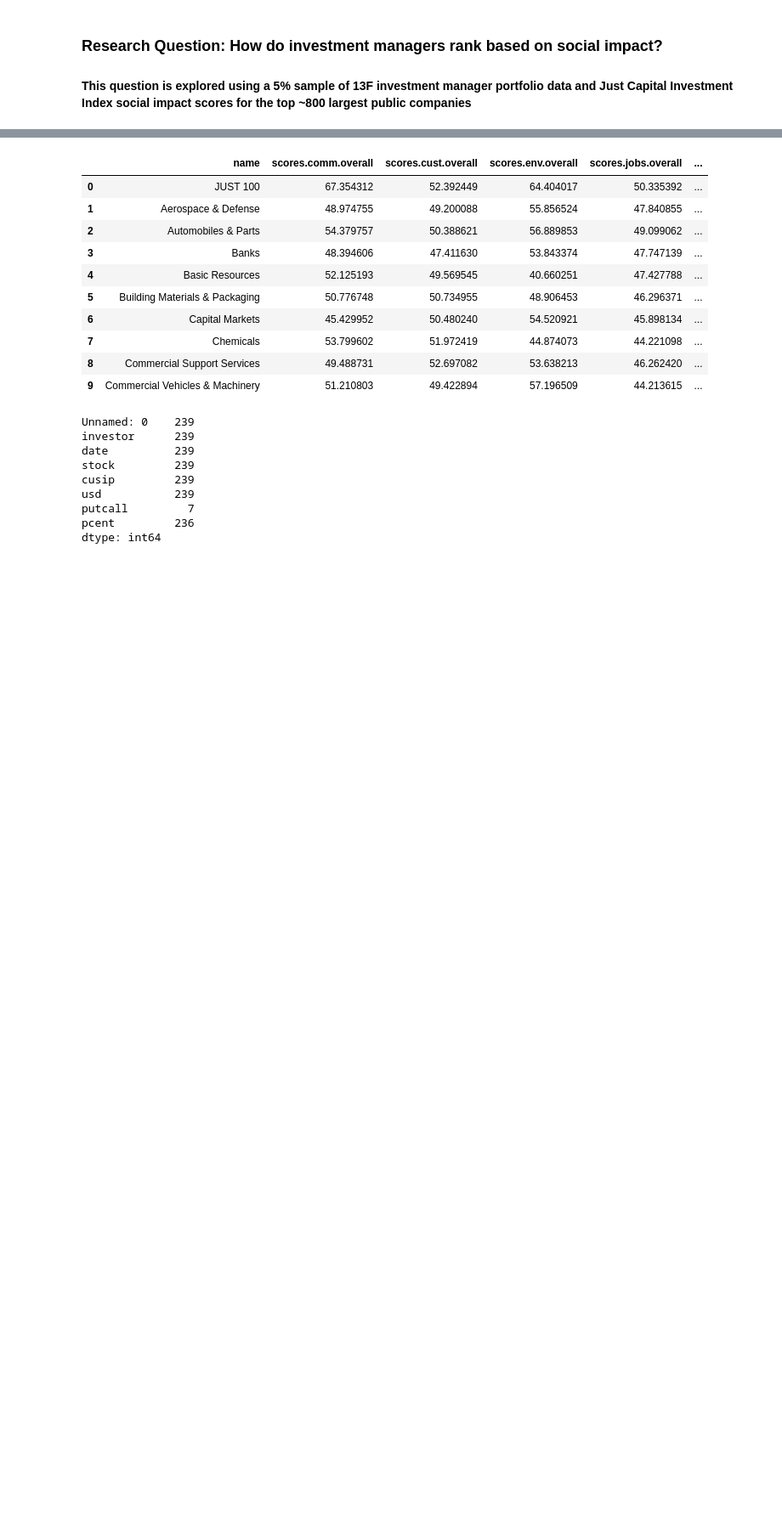
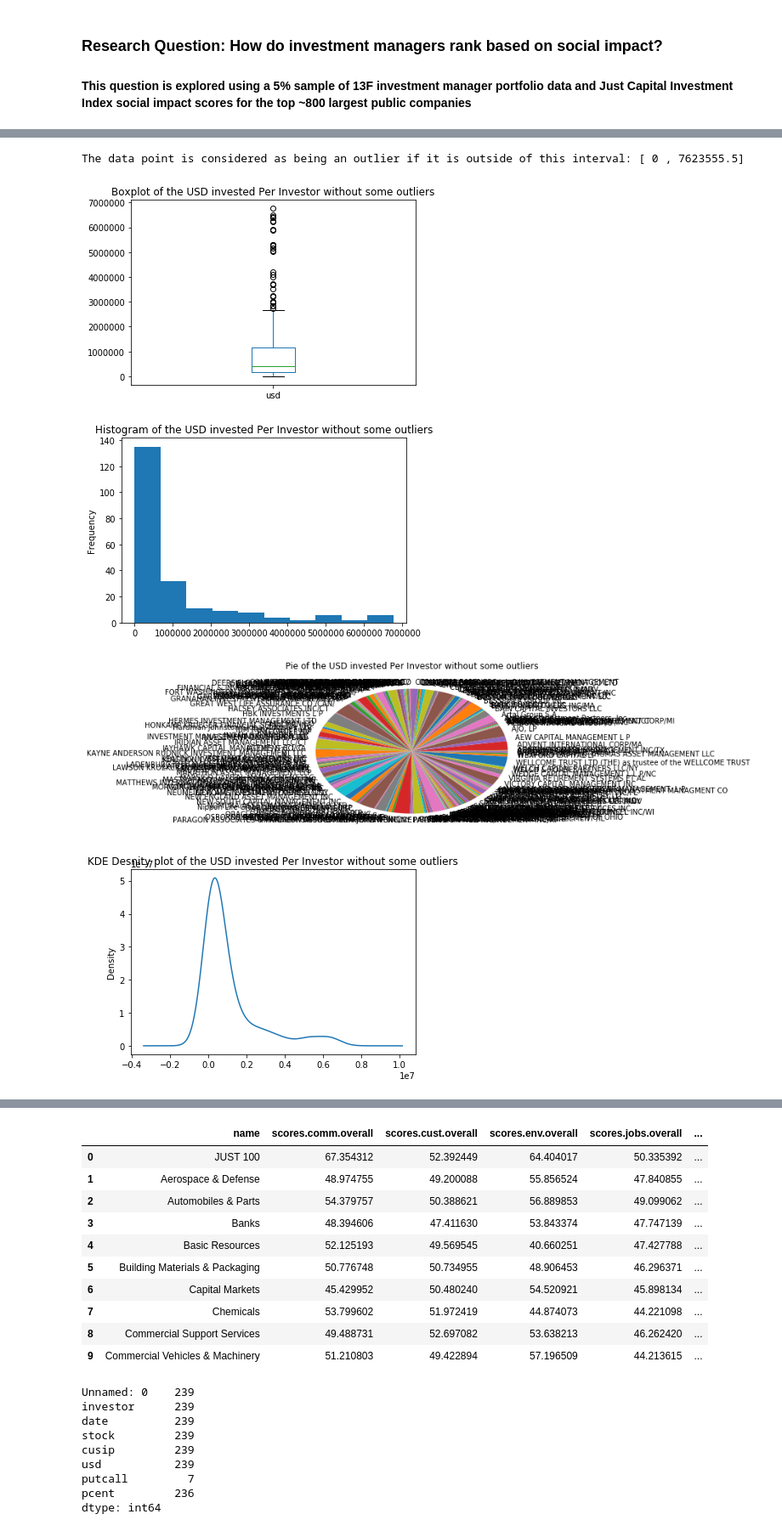
Before and after one commit to dcleres/investing_for_social_good, a Jupyter notebook: just capital/Just Capital Scoring.ipynb, the cells around one changed output, grey strips where cells are left out. Shown at 85% size. Saved outputs shown, nothing was run; the diff lists cells and outputs as text; code cells hidden in the pictures; blank space fills up the shorter version.

```diff
--- a/just capital/Just Capital Scoring.ipynb
+++ b/just capital/Just Capital Scoring.ipynb
@@ -6,3 +8,14 @@ pd.set_option('display.max_columns', 500)
+# %%
+def remove_outlier(df):
+    IQR = df.describe()['usd']['75%'] - df.describe()['usd']['25%']
+    low_outlier = max(0, df.describe()['usd']['25%'] - 3*IQR)
+    high_outlier = df.describe()['usd']['75%'] + 3*IQR
+
+    print( f'The data point is considered as being an outlier if it is outside of this interval: [ {low_outlier} , {high_outlier}]')
+
+    df_no_outliers = df[df.usd < high_outlier]
+    df_out_outliers = df[df.usd > high_outlier]
+    return df_no_outliers
 # %% [markdown]
 ### Research Question: How do investment managers rank based on social impact?
 #### This question is explored using a 5% sample of 13F investment manager portfolio data and Just Capital Investment Index social impact scores for the top ~800 largest public companies
@@ -8,0 +89,20 @@ pd.set_option('display.max_columns', 500)
+# %%
+grouped_data_no_outliers = remove_outlier(gouped_data)
+grouped_data_no_outliers['usd'].plot.box()
+plt.title('Boxplot of the USD invested Per Investor without some outliers')
+plt.show()
+grouped_data_no_outliers['usd'].plot.hist()
+plt.title('Histogram of the USD invested Per Investor without some outliers')
+plt.show()
+grouped_data_no_outliers['usd'].plot.pie()
+plt.title('Pie of the USD invested Per Investor without some outliers')
+plt.show()
+grouped_data_no_outliers['usd'].plot.kde()
+plt.title('KDE Desnity plot of the USD invested Per Investor without some outliers')
+plt.show()
+# %% [output]
+The data point is considered as being an outlier if it is outside of this interval: [ 0 , 7623555.5]
+[figure, added]
+[figure, added]
+[figure, added]
+[figure, added]
```
Also changed, not shown: parts of 19 cells of this notebook, 2 other files.
